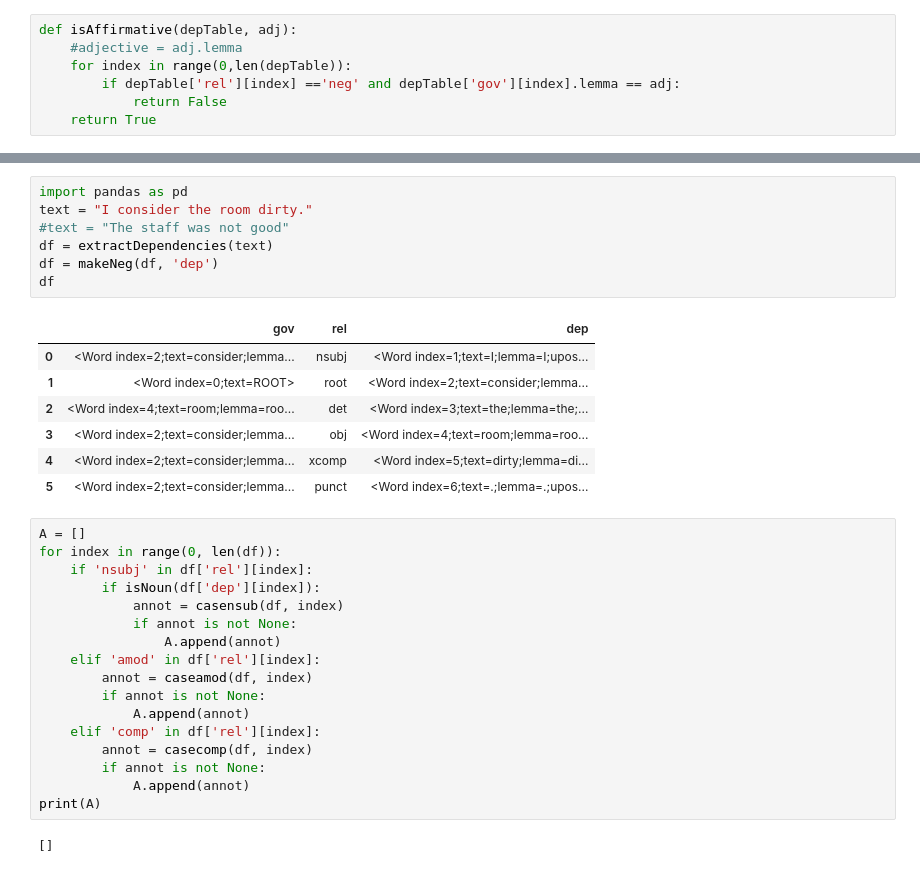
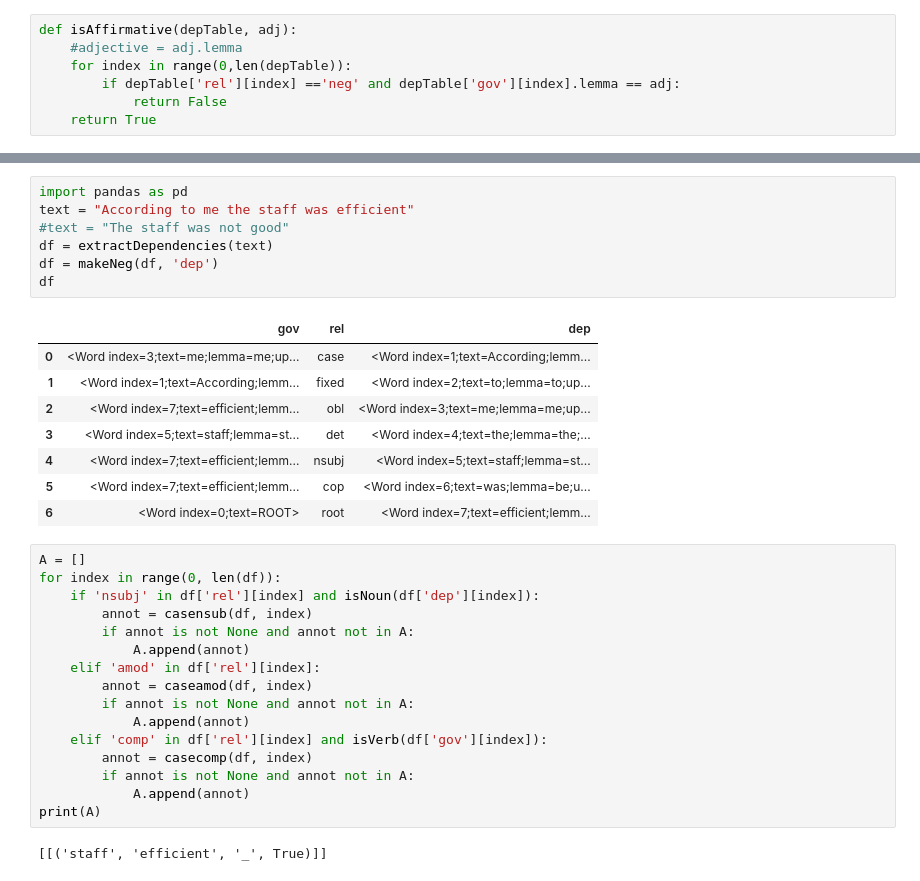
Before and after one commit to amprova/WE_research, a Jupyter notebook: aspect.ipynb, the cells around one changed output, grey strips where cells are left out. Saved outputs shown, nothing was run; the diff lists cells and outputs as text.

```diff
--- a/aspect.ipynb
+++ b/aspect.ipynb
@@ -422,37 +473,37 @@ def casecomp(df, index):
 # %%
 import pandas as pd
-text = "I consider the room dirty."
+text = "According to me the staff was efficient"
 #text = "The staff was not good"
 df = extractDependencies(text)
 df = makeNeg(df, 'dep')
 df
 # %% [output]
 |  | gov | rel | dep |
-| 0 | <Word index=2;text=consider;lemma... | nsubj | <Word index=1;text=I;lemma=I;upos... |
-| 1 | <Word index=0;text=ROOT> | root | <Word index=2;text=consider;lemma... |
-| 2 | <Word index=4;text=room;lemma=roo... | det | <Word index=3;text=the;lemma=the;... |
-| 3 | <Word index=2;text=consider;lemma... | obj | <Word index=4;text=room;lemma=roo... |
-| 4 | <Word index=2;text=consider;lemma... | xcomp | <Word index=5;text=dirty;lemma=di... |
-| 5 | <Word index=2;text=consider;lemma... | punct | <Word index=6;text=.;lemma=.;upos... |
+| 0 | <Word index=3;text=me;lemma=me;up... | case | <Word index=1;text=According;lemm... |
+| 1 | <Word index=1;text=According;lemm... | fixed | <Word index=2;text=to;lemma=to;up... |
+| 2 | <Word index=7;text=efficient;lemm... | obl | <Word index=3;text=me;lemma=me;up... |
+| 3 | <Word index=5;text=staff;lemma=st... | det | <Word index=4;text=the;lemma=the;... |
+| 4 | <Word index=7;text=efficient;lemm... | nsubj | <Word index=5;text=staff;lemma=st... |
+| 5 | <Word index=7;text=efficient;lemm... | cop | <Word index=6;text=was;lemma=be;u... |
+| 6 | <Word index=0;text=ROOT> | root | <Word index=7;text=efficient;lemm... |
 # %%
 A = []
 for index in range(0, len(df)):
-    if 'nsubj' in df['rel'][index]:
-        if isNoun(df['dep'][index]):
-            annot = casensub(df, index)
-            if annot is not None:
-                A.append(annot)
+    if 'nsubj' in df['rel'][index] and isNoun(df['dep'][index]):
+        annot = casensub(df, index)
+        if annot is not None and annot not in A:
+            A.append(annot)
     elif 'amod' in df['rel'][index]:
         annot = caseamod(df, index)
-        if annot is not None:
+        if annot is not None and annot not in A:
             A.append(annot)
-    elif 'comp' in df['rel'][index]:
+    elif 'comp' in df['rel'][index] and isVerb(df['gov'][index]):
         annot = casecomp(df, index)
-        if annot is not None:
+        if annot is not None and annot not in A:
             A.append(annot)
 print(A)
 # %% [output]
-[]
+[[('staff', 'efficient', '_', True)]]
 # %%
 for index in range(0, len(df)):
     A = []
```
Also changed, not shown: parts of 15 cells of this notebook.
